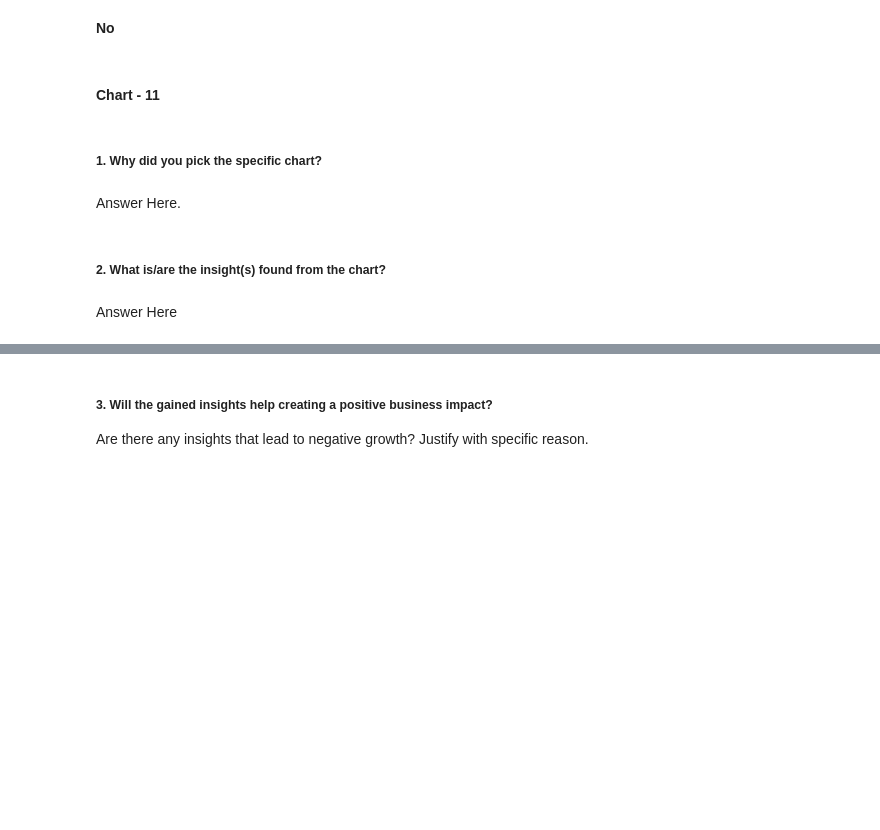
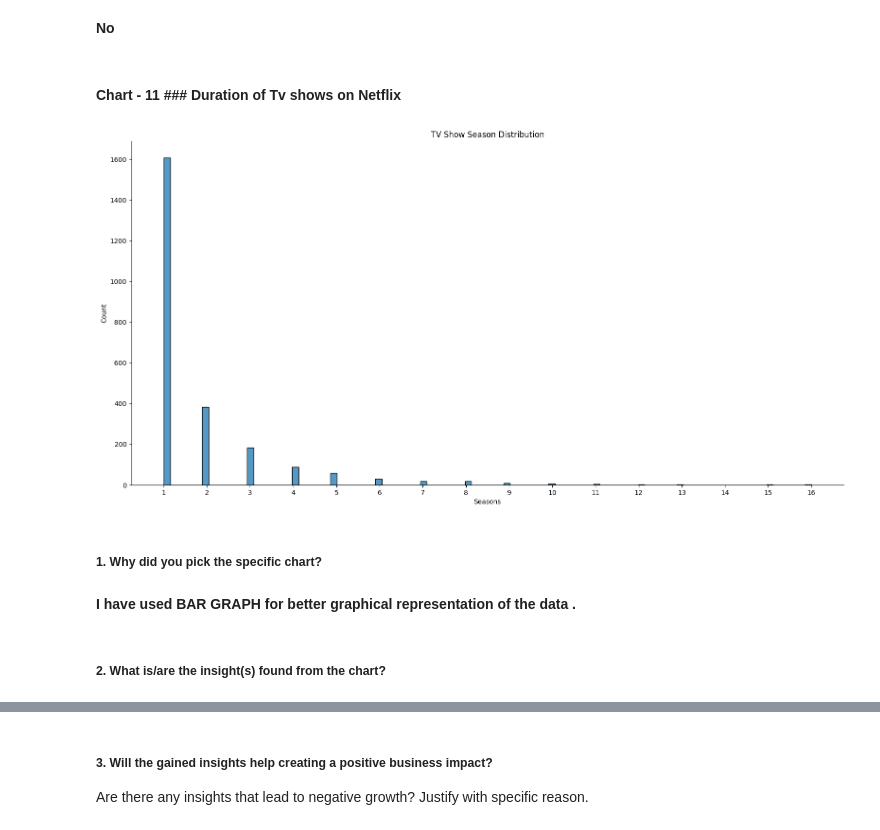
Before and after one commit to treasure823/Netflix-Movies-and-TV-Shows-Clustering-Unsupervised-Machine-Learning, a Jupyter notebook: Netflix_Movies_and_TV_Shows_Clustering_Unsupervised_Machine_Learning_Capstone_4_Project.ipynb, the cells around one changed output, grey strips where cells are left out. Saved outputs shown, nothing was run; the diff lists cells and outputs as text; code cells hidden in the pictures; blank space fills up the shorter version.

```diff
--- a/Netflix_Movies_and_TV_Shows_Clustering_Unsupervised_Machine_Learning_Capstone_4_Project.ipynb
+++ b/Netflix_Movies_and_TV_Shows_Clustering_Unsupervised_Machine_Learning_Capstone_4_Project.ipynb
@@ -940,4 +940,4 @@ Are there any insights that lead to negative growth? Justify with specific reaso
 # %% [markdown]
 **No**
 # %% [markdown]
-#### Chart - 11
+#### Chart - 11 ### **Duration of Tv shows on Netflix**
@@ -946,8 +944,20 @@ Are there any insights that lead to negative growth? Justify with specific reaso
+# %%
+a=df[df['type']!='Movie'].loc[:,['show_id','duration']].copy()
+cast = (a['duration'].to_list())
+
+newlist = []
+for genre in cast:
+  newlist.append(int(genre.split(' ')[0]))
+country_list = pd.DataFrame({'Seasons' : newlist, 'id':np.arange(0,len(newlist),1)})
+a = sns.displot(x= 'Seasons',  data = country_list, kind = 'hist', height=8, aspect=2)
+a = plt.title('TV Show Season Distribution')
+a = plt.xlabel('Seasons')
+a = plt.xticks(ticks = np.arange(country_list.Seasons.min(),country_list.Seasons.max()+1,1))
+# %% [output]
+[figure, added]
 # %% [markdown]
 ##### 1. Why did you pick the specific chart?
-# %% [markdown]
-Answer Here.
+# %% [markdown]
+**I have used BAR GRAPH for better graphical representation of the data .**
 # %% [markdown]
 ##### 2. What is/are the insight(s) found from the chart?
-# %% [markdown]
-Answer Here
```
Also changed, not shown: parts of 8 cells of this notebook.
